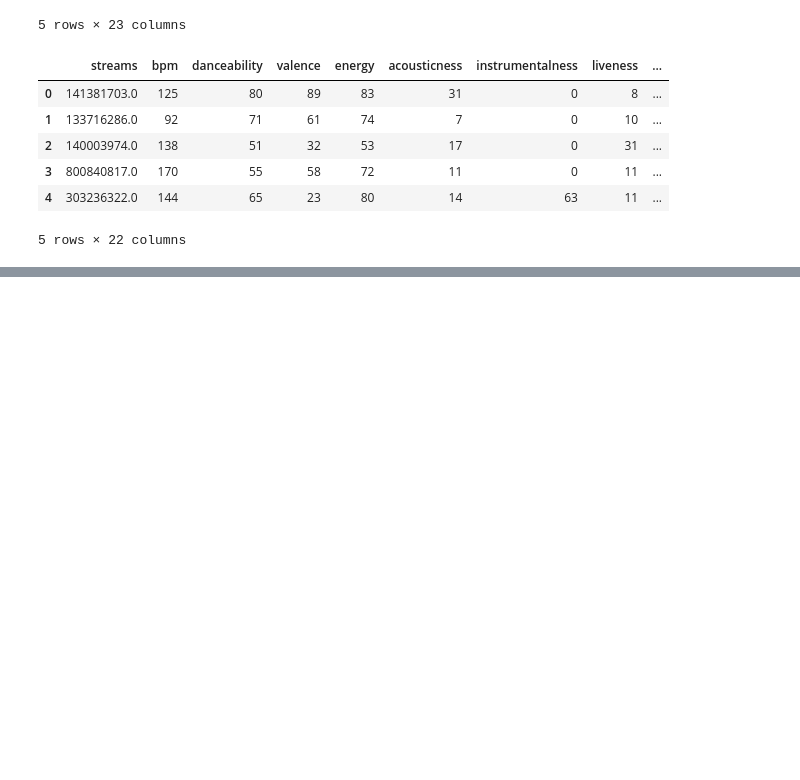
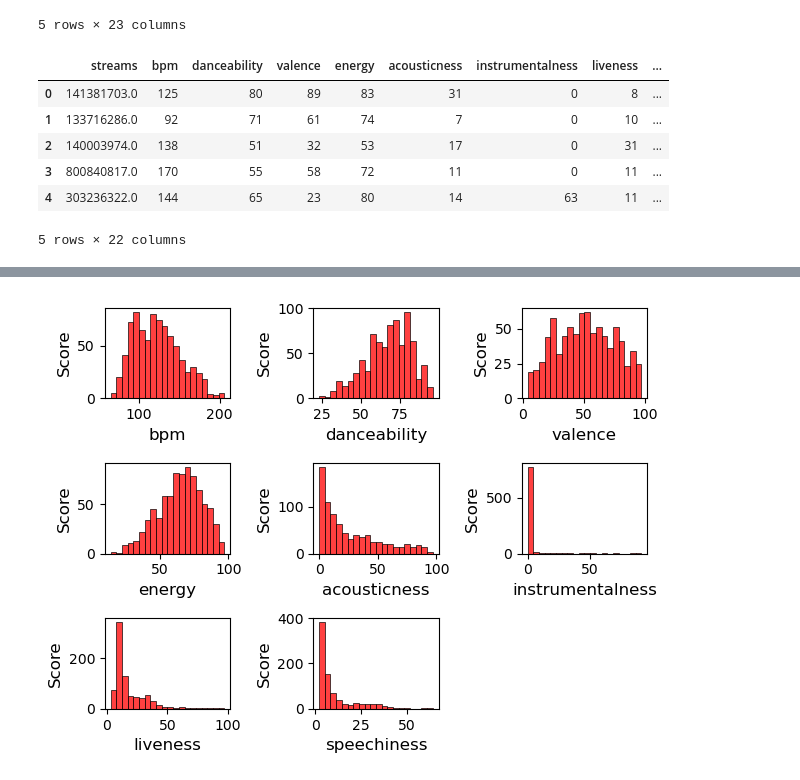
Before and after one commit to se4thvin/Python-Data-Visualizer, a Jupyter notebook: spotify_most_listened_reason.ipynb, the cells around one changed output, grey strips where cells are left out. Drawn from its saved outputs; the diff is of its cells as text; code cells hidden in the pictures; blank space fills up the shorter version.

Commit message:
Completed What Does It Take to Hit the Charts

```diff
--- a/spotify_most_listened_reason.ipynb
+++ b/spotify_most_listened_reason.ipynb
@@ -162,0 +177,6 @@ df_da.head()
+# %%
+binary_cols = ['key_A', 'key_A#', 'key_B', 'key_C#', 'key_D', 'key_D#', 'key_E', 'key_F', 'key_F#', 'key_G', 'key_G#', 'mode_Major', 'mode_Minor']
+
+for column in binary_cols:
+    df_da[column] = df_da[column].astype(int)
+print(df_da.head())
@@ -162,0 +201,3 @@ df_da.head()
+# %%
+df_da = df_da.astype(float)
+df_da.head()
@@ -162,0 +216,5 @@ df_da.head()
+# %%
+scaler = MinMaxScaler()
+
+df_da['streams'] = scaler.fit_transform(df_da[['streams']])
+print(df_da.head())
@@ -162,0 +239,13 @@ df_da.head()
+# %%
+columns_to_plot = ['bpm', 'danceability', 'valence', 'energy', 'acousticness', 'instrumentalness', 'liveness', 'speechiness']
+
+for i, column in enumerate(columns_to_plot, 1):
+    plt.subplot(3, 3, i)
+    sns.histplot(data=df_da, x=column, bins=20, color='red')
+    plt.xlabel(column, fontsize= 12)
+    plt.ylabel("Score", fontsize= 12)
+
+plt.tight_layout()
+plt.show()
+# %% [output]
+[figure, added]
```
Also changed, not shown: parts of 18 cells of this notebook.
